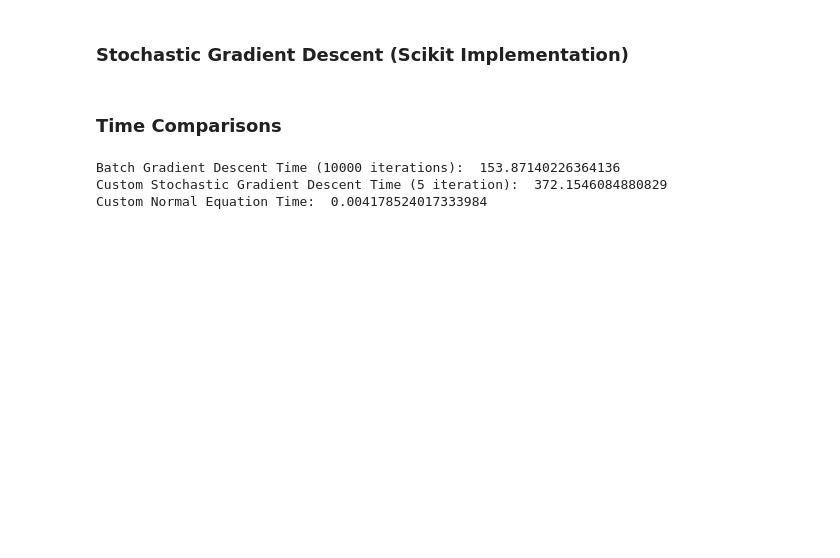
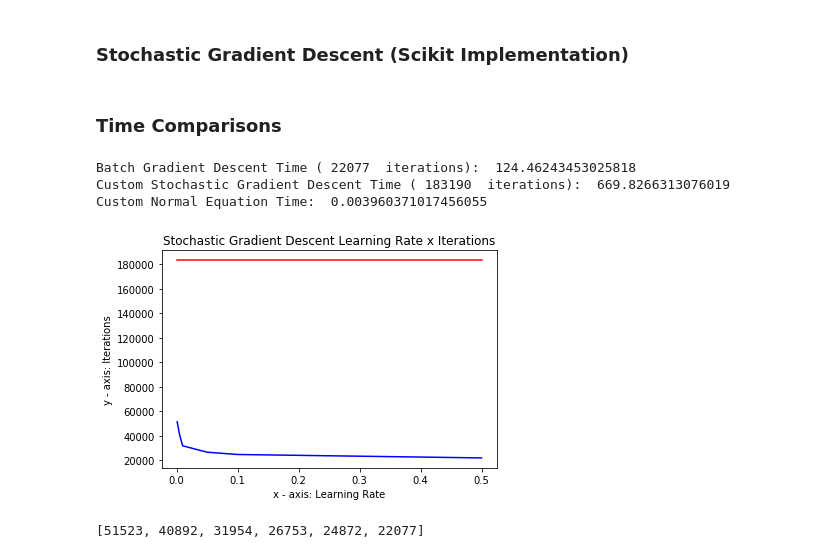
Before and after one commit to CarolCuba/ML-Project01, a Jupyter notebook: src/linear_regression.ipynb, the cells around one changed output. Drawn from its saved outputs; the diff is of its cells as text; code cells hidden in the pictures; blank space fills up the shorter version.

```diff
--- a/src/linear_regression.ipynb
+++ b/src/linear_regression.ipynb
@@ -391,11 +401,33 @@ print("RMSE error: ", scikit_stochastic_gd_rmse)
 # %% [markdown]
 ### Time Comparisons
 # %%
-print("Batch Gradient Descent Time (",iterations_batch" iterations): ", batch_gd_time)
-print("Custom Stochastic Gradient Descent Time (",iterations_stochastic" iterations): ", custom_stochastic_gd_time)
+print("Batch Gradient Descent Time (",iterations_batch, " iterations): ", batch_gd_time)
+print("Custom Stochastic Gradient Descent Time (",iterations_stochastic, " iterations): ", custom_stochastic_gd_time)
 #print("Scikit Stochastic Gradient Descent Time (5 iteration): ", scikit_stochastic_gd_time)
 print("Custom Normal Equation Time: ", custom_normal_time)
 # %% [output]
-Batch Gradient Descent Time (10000 iterations):  153.87140226364136
-Custom Stochastic Gradient Descent Time (5 iteration):  372.1546084880829
-Custom Normal Equation Time:  0.004178524017333984
+Batch Gradient Descent Time ( 22077  iterations):  124.46243453025818
+Custom Stochastic Gradient Descent Time ( 183190  iterations):  669.8266313076019
+Custom Normal Equation Time:  0.003960371017456055
+# %%
+t = alpha_history
+a = iterations_stochastic_history
+b = iterations_batch_history
+
+plt.title('Stochastic Gradient Descent Learning Rate x Iterations')
+plt.xlabel('x - axis: Learning Rate')
+plt.ylabel('y - axis: Iterations')
+plt.plot(t, a, 'r') # plotting t, a separately
+plt.plot(t, b, 'b') # plotting t, b separately
+plt.show()
+# %% [output]
+[figure, added]
+# %%
+#iterations_batch_history = [0]*6
+#iterations_stochastic_history = [0]*6
+#alpha_history = [0]*6
+#counter = 0
+#print(iterations_stochastic)
+print(iterations_batch_history)
+# %% [output]
+[51523, 40892, 31954, 26753, 24872, 22077]
```
Also changed, not shown: parts of 4 cells of this notebook, 4 other files.
